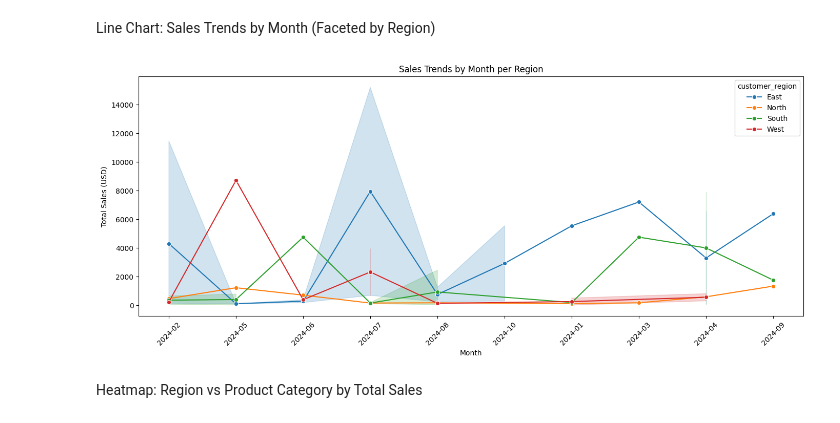
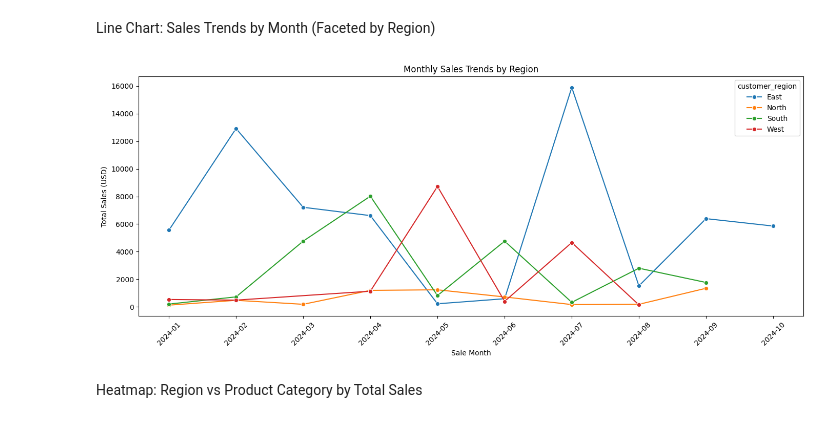
Before and after one commit to BethSpornitz/smart-store-bethspornitz, a Jupyter notebook: data/dw/Smart_Sales.ipynb, the cells around one changed output. Saved outputs shown, nothing was run; the diff lists cells and outputs as text; code cells hidden in the pictures.

```diff
--- a/data/dw/Smart_Sales.ipynb
+++ b/data/dw/Smart_Sales.ipynb
@@ -46,4 +44,9 @@ ORDER BY customer_region, product_category, sale_month;
 df_olap = pd.read_sql(query, conn)
+# %%
+df_line_chart = (
+    df_olap.groupby(["customer_region", "sale_month"], as_index=False)
+    .agg(total_sales=("total_sales", "sum"))
+)
 # %% [markdown]
 Preview Results
 # %%
@@ -73,15 +76,21 @@ plt.show()
 Line Chart: Sales Trends by Month (Faceted by Region)
 # %%
 plt.figure(figsize=(14, 6))
-sns.lineplot(data=df_olap, x="sale_month", y="total_sales", hue="customer_region", marker='o')
-plt.title("Sales Trends by Month per Region")
+sns.lineplot(
+    data=df_line_chart,
+    x="sale_month",
+    y="total_sales",
+    hue="customer_region",
+    marker="o"
+)
+plt.title("Monthly Sales Trends by Region")
+plt.xticks(rotation=45)
 plt.ylabel("Total Sales (USD)")
-plt.xlabel("Month")
-plt.xticks(rotation=45)
+plt.xlabel("Sale Month")
 plt.tight_layout()
 plt.show()
 # %% [output]
-[figure, old version]
+[figure, new version]
 # %% [markdown]
 Heatmap: Region vs Product Category by Total Sales
 # %%
```
Also changed, not shown: parts of 10 cells of this notebook.
